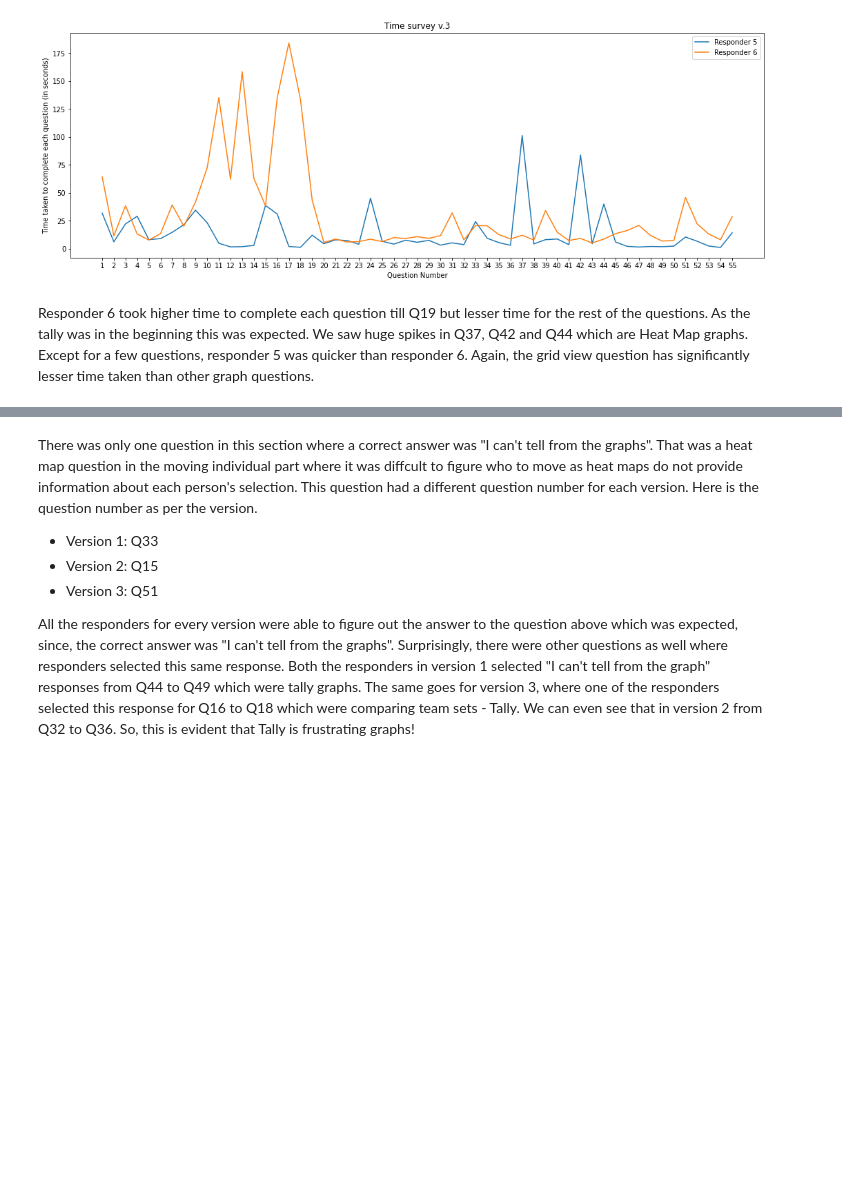
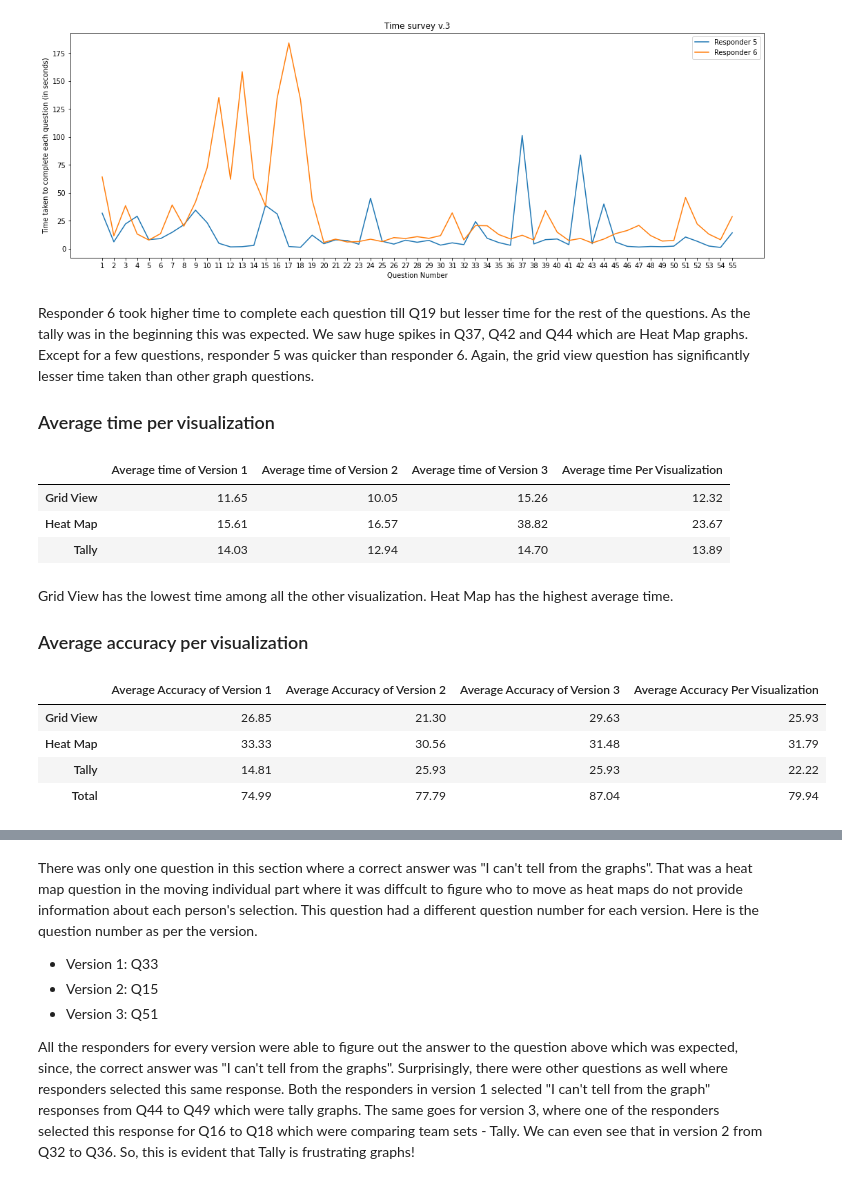
Before and after one commit to ketphan02/DATA-448, a Jupyter notebook: notebooks/reportSection1.ipynb, the cells around one changed output, grey strips where cells are left out. Drawn from its saved outputs; the diff is of its cells as text; code cells hidden in the pictures; blank space fills up the shorter version.

```diff
--- a/notebooks/reportSection1.ipynb
+++ b/notebooks/reportSection1.ipynb
@@ -408,3 +433,43 @@ sc.time_display(df3, 'Time survey v.3', 5, 6)
 [figure]
 # %% [markdown]
 Responder 6 took higher time to complete each question till Q19 but lesser time for the rest of the questions. As the tally was in the beginning this was expected. We saw huge spikes in Q37, Q42 and Q44 which are Heat Map graphs. Except for a few questions, responder 5 was quicker than responder 6. Again, the grid view question has significantly lesser time taken than other graph questions.
+
+### Average time per visualization
+# %%
+gv_time = sc.get_viz_time([s2v1,s2v2,s2v3], 'gridview')
+hm_time = sc.get_viz_time([s2v1,s2v2,s2v3], 'heatmap')
+tally_time = sc.get_viz_time([s2v1,s2v2,s2v3], 'tally')
+s2_tpviz = pd.DataFrame.from_dict({
+    'Average time of Version 1': [round(gv_time[0],2), round(hm_time[0],2), round(tally_time[0],2)],
+    'Average time of Version 2': [round(gv_time[1],2), round(hm_time[1],2), round(tally_time[1],2)],
+    'Average time of Version 3': [round(gv_time[2],2), round(hm_time[2],2), round(tally_time[2],2)],
+    'Average time Per Visualization': [round(mean(gv_time),2),round(mean(hm_time),2), round(mean(tally_time),2)]
+}
+)
+display(s2_tpviz.rename({0:'Grid View', 1:'Heat Map', 2: 'Tally'},axis=0))
+# %% [output]
+|  | Average time of Version 1 | Average time of Version 2 | Average time of Version 3 | Average time Per Visualization |
+| Grid View | 11.65 | 10.05 | 15.26 | 12.32 |
+| Heat Map | 15.61 | 16.57 | 38.82 | 23.67 |
+| Tally | 14.03 | 12.94 | 14.70 | 13.89 |
+# %% [markdown]
+Grid View has the lowest time among all the other visualization. Heat Map has the highest average time.
+### Average accuracy per visualization
+# %%
+gv_acc = sc.getVizAccuracy([s2v1,s2v2,s2v3], 's2v', 'gridview', 2)
+hm_acc = sc.getVizAccuracy([s2v1,s2v2,s2v3], 's2v', 'heatmap', 2)
+tally_acc = sc.getVizAccuracy([s2v1,s2v2,s2v3], 's2v', 'tally', 2)
+s2_apviz = pd.DataFrame.from_dict({
+    'Average Accuracy of Version 1': [round(gv_acc[0],2), round(hm_acc[0],2), round(tally_acc[0],2), round(gv_acc[0],2)+ round(hm_acc[0],2)+round(tally_acc[0],2)],
+    'Average Accuracy of Version 2': [round(gv_acc[1],2), round(hm_acc[1],2), round(tally_acc[1],2), round(gv_acc[1],2)+ round(hm_acc[1],2)+round(tally_acc[1],2)],
+    'Average Accuracy of Version 3': [round(gv_acc[2],2), round(hm_acc[2],2), round(tally_acc[2],2), round(gv_acc[2],2)+ round(hm_acc[2],2)+round(tally_acc[2],2)],
+    'Average Accuracy Per Visualization': [round(mean(gv_acc),2), round(mean(hm_acc),2), round(mean(tally_acc),2), round(mean(gv_acc),2)+round(mean(hm_acc),2)+round(mean(tally_acc),2)]
+}
+)
+display(s2_apviz.rename({0:'Grid View', 1:'Heat Map', 2:'Tally', 3:'Total'},axis=0))
+# %% [output]
+|  | Average Accuracy of Version 1 | Average Accuracy of Version 2 | Average Accuracy of Version 3 | Average Accuracy Per Visualization |
+| Grid View | 26.85 | 21.30 | 29.63 | 25.93 |
+| Heat Map | 33.33 | 30.56 | 31.48 | 31.79 |
+| Tally | 14.81 | 25.93 | 25.93 | 22.22 |
+| Total | 74.99 | 77.79 | 87.04 | 79.94 |
```
Also changed, not shown: parts of 56 cells of this notebook, 6 other files.
